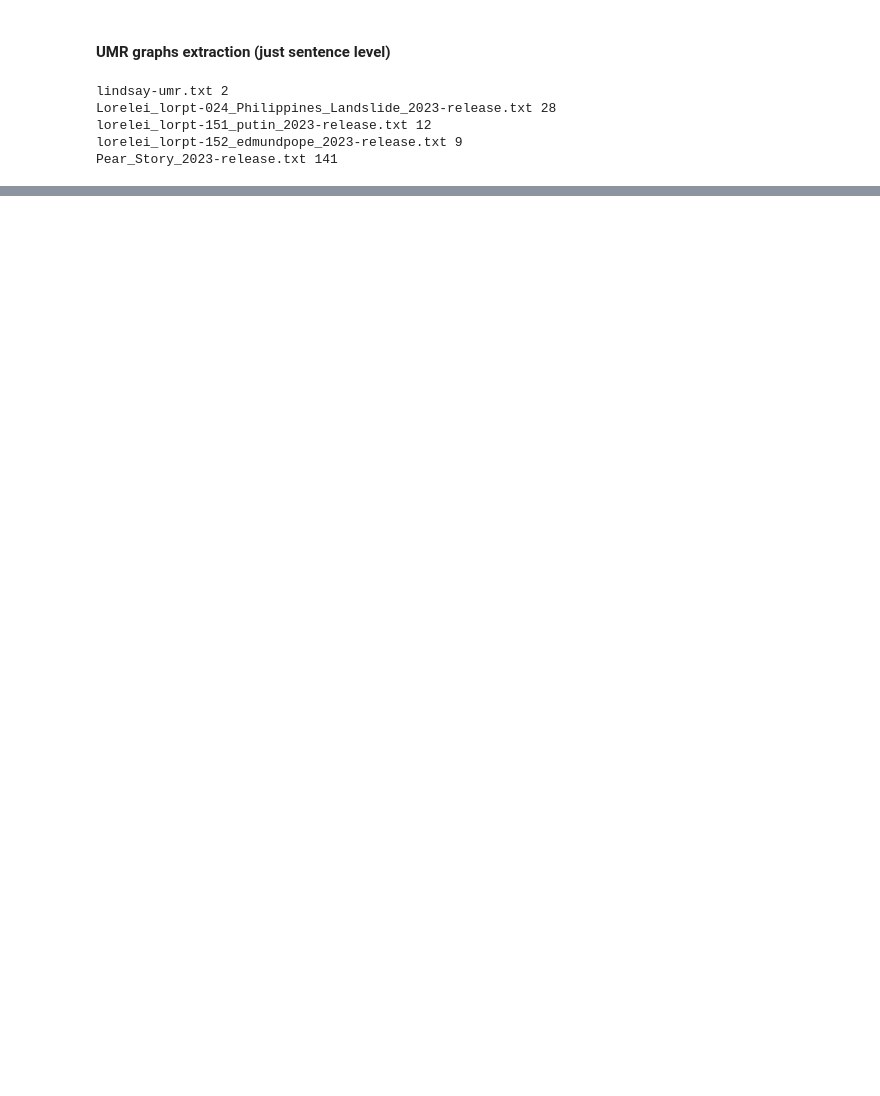
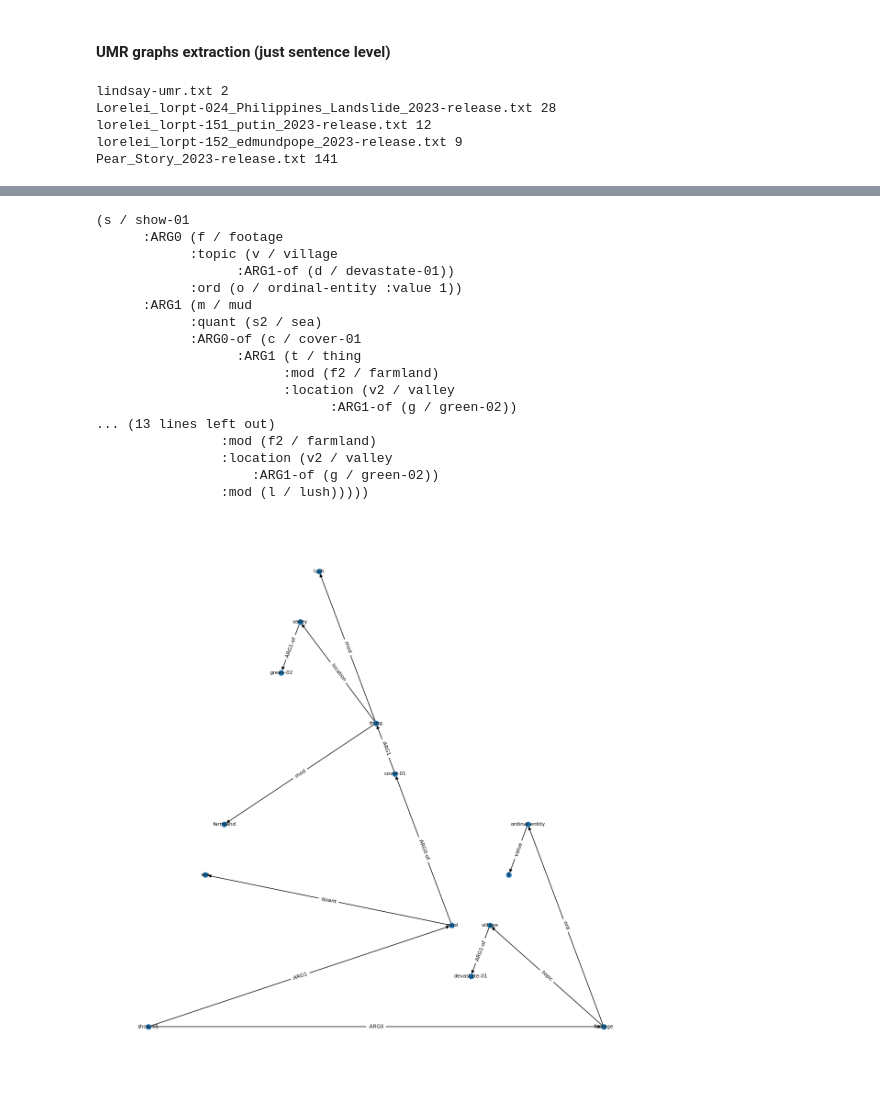
Before and after one commit to clairepost/AMRtoUMR, a Jupyter notebook: Metrics.ipynb, the cells around one changed output, grey strips where cells are left out. Cells and saved outputs as stored; diff of their text form; code cells hidden in the pictures; blank space fills up the shorter version.

```diff
--- a/Metrics.ipynb
+++ b/Metrics.ipynb
@@ -281,0 +352,26 @@ nx.draw_networkx_edge_labels(G,pos,edge_labels=nx.get_edge_attributes(G,'label')
+# %%
+
+print(amr_graphs['lorpt-024_Phillipines_landslide_AMR.txt'][5])
+G = clean_graph(amr_graphs['lorpt-024_Phillipines_landslide_AMR.txt'][5])
+print(G)
+create_graph(amr_graphs['lorpt-024_Phillipines_landslide_AMR.txt'][5])
+draw_graph(amr_final_graphs['lorpt-024_Phillipines_landslide_AMR.txt'][5])
+# %% [output]
+(s / show-01
+      :ARG0 (f / footage
+            :topic (v / village
+                  :ARG1-of (d / devastate-01))
+            :ord (o / ordinal-entity :value 1))
+      :ARG1 (m / mud
+            :quant (s2 / sea)
+            :ARG0-of (c / cover-01
+                  :ARG1 (t / thing
+                        :mod (f2 / farmland)
+                        :location (v2 / valley
+                              :ARG1-of (g / green-02))
+... (13 lines left out)
+                :mod (f2 / farmland)
+                :location (v2 / valley
+                    :ARG1-of (g / green-02))
+                :mod (l / lush)))))
+[figure, added]
```
Also changed, not shown: parts of 13 cells of this notebook.
